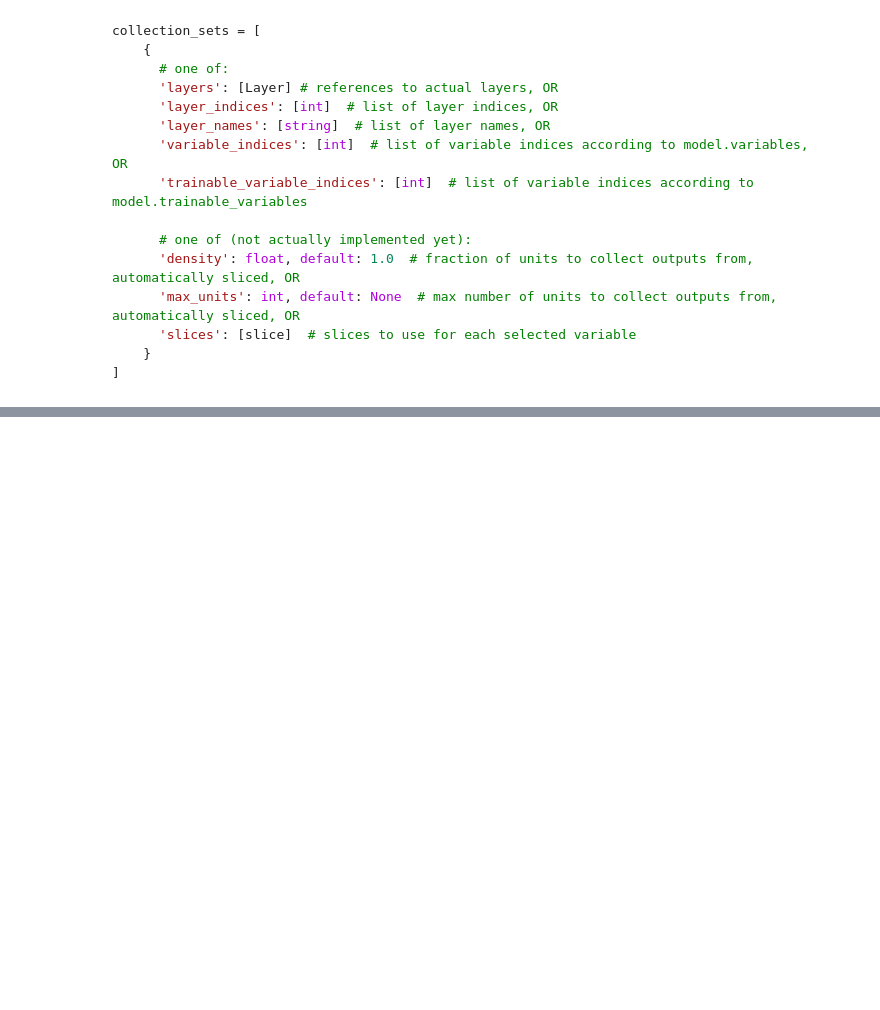
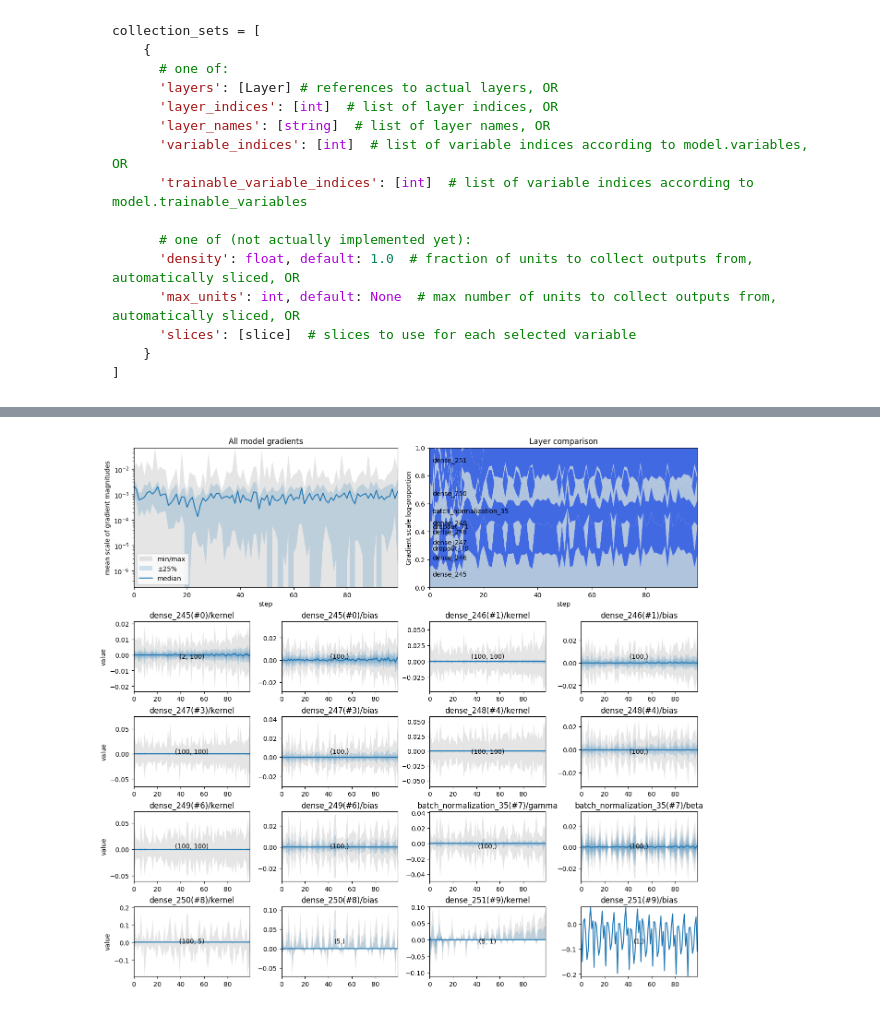
Before and after one commit to malcolmlett/training-instrumentation-toolkit, a Jupyter notebook: Learning_visualisations_v11.ipynb, the cells around one changed output, grey strips where cells are left out. Cells and saved outputs as stored; diff of their text form; code cells hidden in the pictures; blank space fills up the shorter version.

```diff
--- a/Learning_visualisations_v11.ipynb
+++ b/Learning_visualisations_v11.ipynb
@@ -247,0 +257,4 @@ tot.plot_gradient_history(gradients)
+# %%
+tot.plot_gradient_history(gradients)
+# %% [output]
+[figure, added]
```
Also changed, not shown: parts of 10 cells of this notebook.
